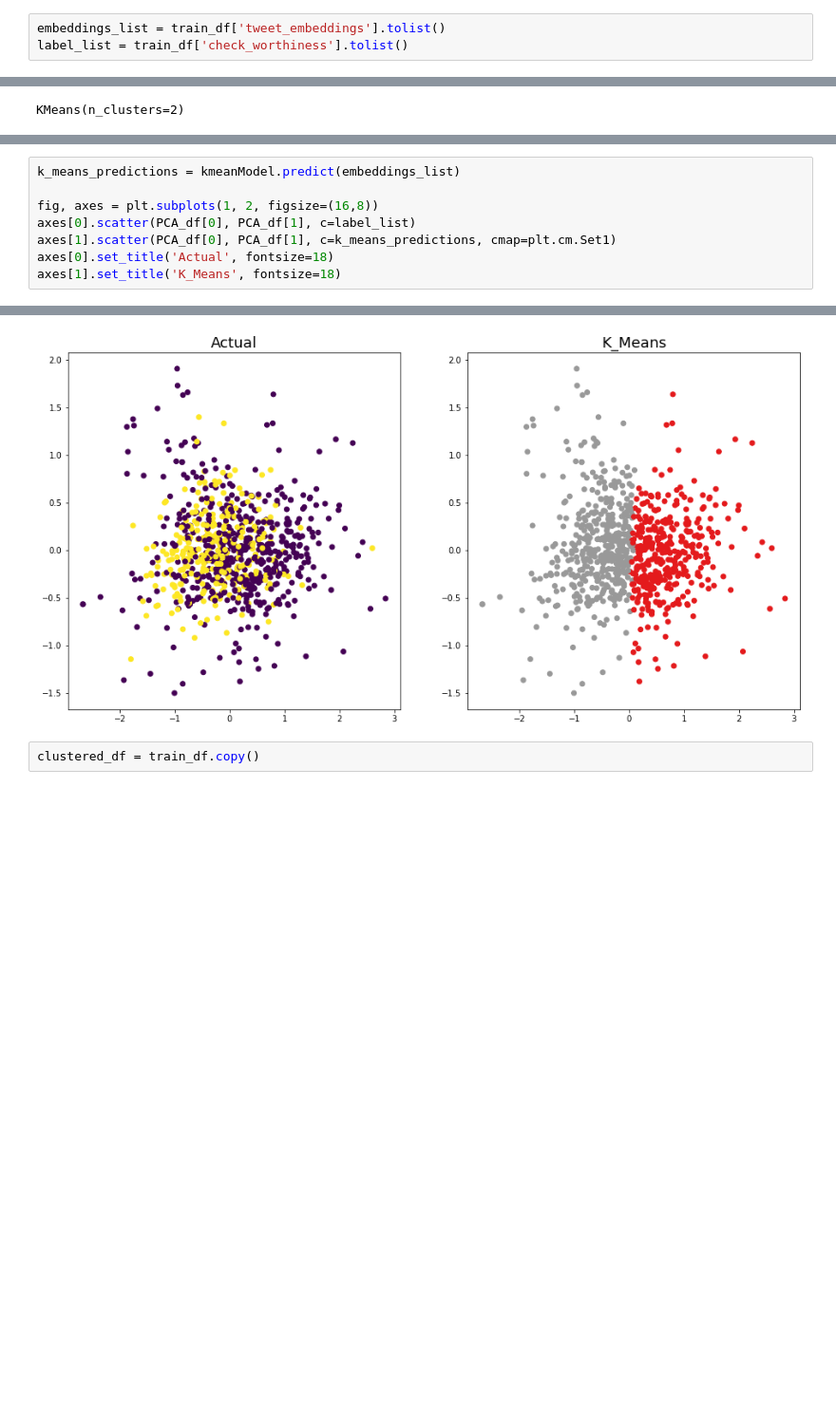
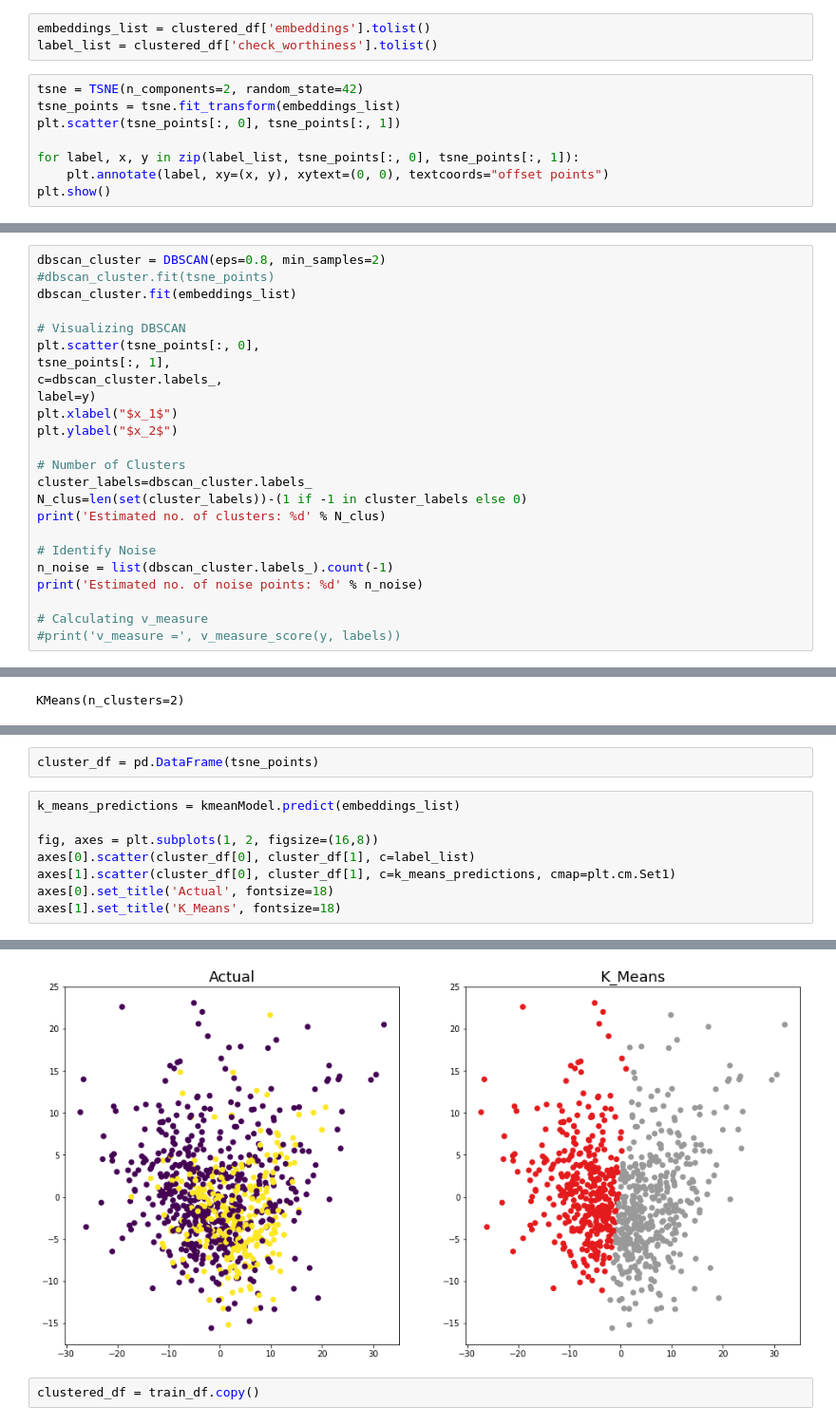
Before and after one commit to cemuluoglakci/Transformers_For_Claim_Worthiness, a Jupyter notebook: Clustering_Tweets/Clustering_Tweets.ipynb, the cells around one changed output, grey strips where cells are left out. Shown: that part at 95% size. Cells and saved outputs as stored; diff of their text form; blank space fills up the shorter version.

```diff
--- a/Clustering_Tweets/Clustering_Tweets.ipynb
+++ b/Clustering_Tweets/Clustering_Tweets.ipynb
@@ -314,3 +406,11 @@ Clustering experiments
 # %%
-embeddings_list = train_df['tweet_embeddings'].tolist()
-label_list = train_df['check_worthiness'].tolist()
+embeddings_list = clustered_df['embeddings'].tolist()
+label_list = clustered_df['check_worthiness'].tolist()
+# %%
+tsne = TSNE(n_components=2, random_state=42)
+tsne_points = tsne.fit_transform(embeddings_list)
+plt.scatter(tsne_points[:, 0], tsne_points[:, 1])
+
+for label, x, y in zip(label_list, tsne_points[:, 0], tsne_points[:, 1]):
+    plt.annotate(label, xy=(x, y), xytext=(0, 0), textcoords="offset points")
+plt.show()
@@ -316,0 +419,24 @@ label_list = train_df['check_worthiness'].tolist()
+# %%
+dbscan_cluster = DBSCAN(eps=0.8, min_samples=2)
+#dbscan_cluster.fit(tsne_points)
+dbscan_cluster.fit(embeddings_list)
+
+# Visualizing DBSCAN
+plt.scatter(tsne_points[:, 0],
+tsne_points[:, 1],
+c=dbscan_cluster.labels_,
+label=y)
+plt.xlabel("$x_1$")
+plt.ylabel("$x_2$")
+
+# Number of Clusters
+cluster_labels=dbscan_cluster.labels_
+N_clus=len(set(cluster_labels))-(1 if -1 in cluster_labels else 0)
+print('Estimated no. of clusters: %d' % N_clus)
+
+# Identify Noise
+n_noise = list(dbscan_cluster.labels_).count(-1)
+print('Estimated no. of noise points: %d' % n_noise)
+
+# Calculating v_measure
+#print('v_measure =', v_measure_score(y, labels))
@@ -342,14 +534,16 @@ PCA_df = pd.DataFrame(PCA_result)
+# %%
+cluster_df = pd.DataFrame(tsne_points)
 # %%
 k_means_predictions = kmeanModel.predict(embeddings_list)
 
 fig, axes = plt.subplots(1, 2, figsize=(16,8))
-axes[0].scatter(PCA_df[0], PCA_df[1], c=label_list)
-axes[1].scatter(PCA_df[0], PCA_df[1], c=k_means_predictions, cmap=plt.cm.Set1)
+axes[0].scatter(cluster_df[0], cluster_df[1], c=label_list)
+axes[1].scatter(cluster_df[0], cluster_df[1], c=k_means_predictions, cmap=plt.cm.Set1)
 axes[0].set_title('Actual', fontsize=18)
 axes[1].set_title('K_Means', fontsize=18)
 # %% [output]
 Text(0.5, 1.0, 'K_Means')
-[figure, old version]
+[figure, new version]
 # %%
 clustered_df = train_df.copy()
 # %%
```
Also changed, not shown: parts of 45 cells of this notebook, 9 other files.
